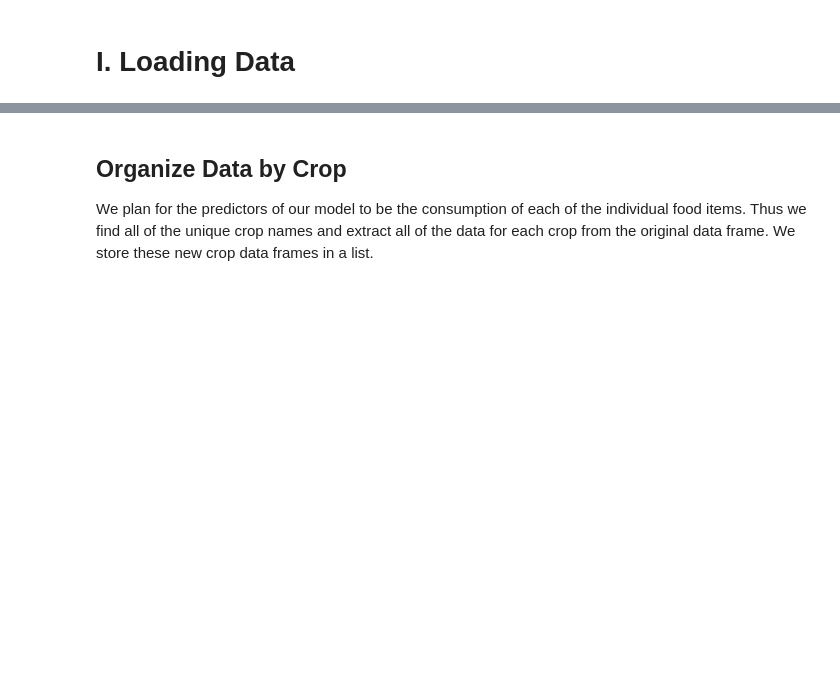
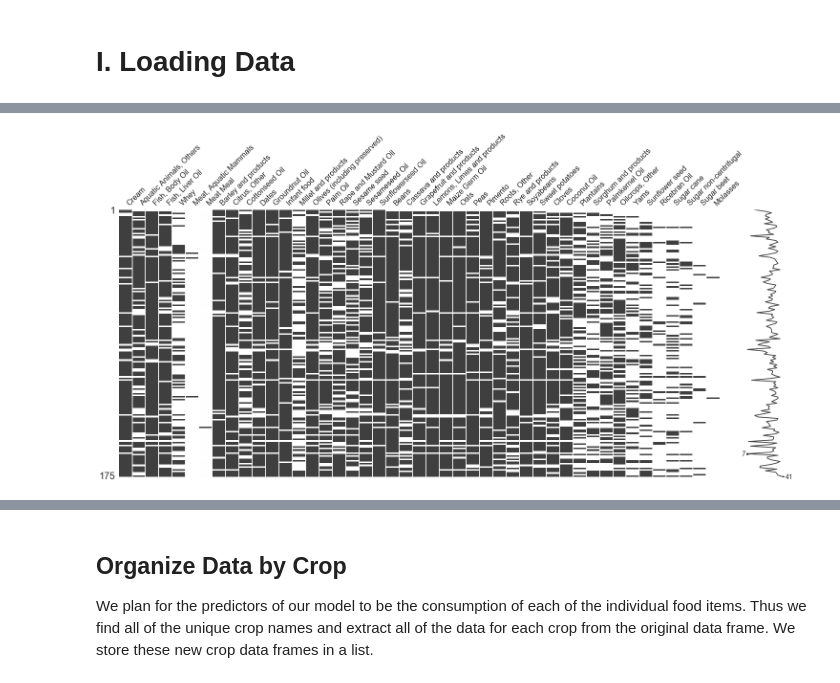
Before and after one commit to angierao/cs109a-project, a Jupyter notebook: missing data imputation.ipynb, the cells around one changed output, grey strips where cells are left out. Drawn from its saved outputs; the diff is of its cells as text; code cells hidden in the pictures; blank space fills up the shorter version.

```diff
--- a/missing data imputation.ipynb
+++ b/missing data imputation.ipynb
@@ -11,0 +33,4 @@ After surveying the food data, we found that there were many more missing data p
+# %%
+Image(filename="img/missingdata_2000.png", width = 700)
+# %% [output]
+[figure, added]
```
Also changed, not shown: parts of 16 cells of this notebook.
